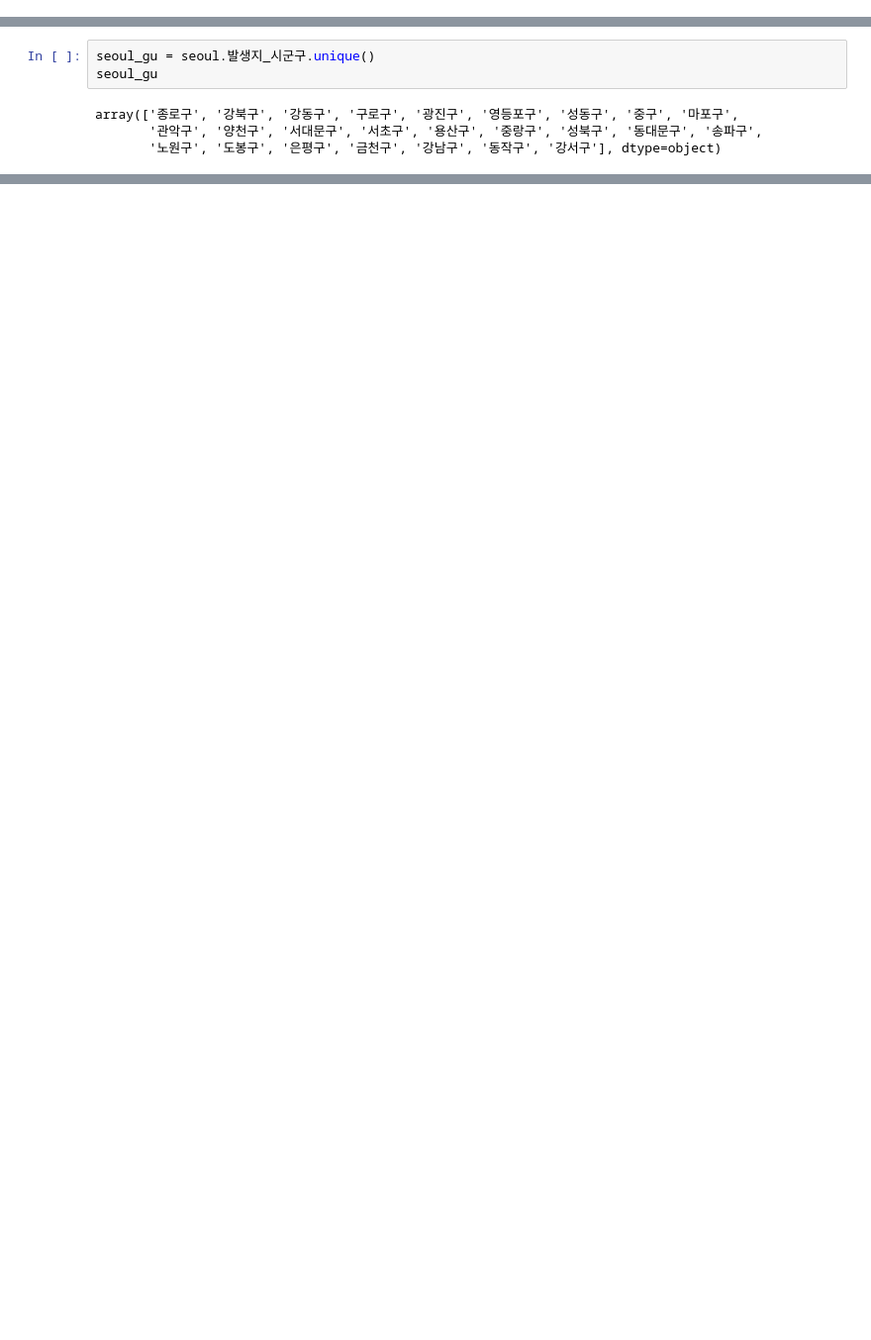
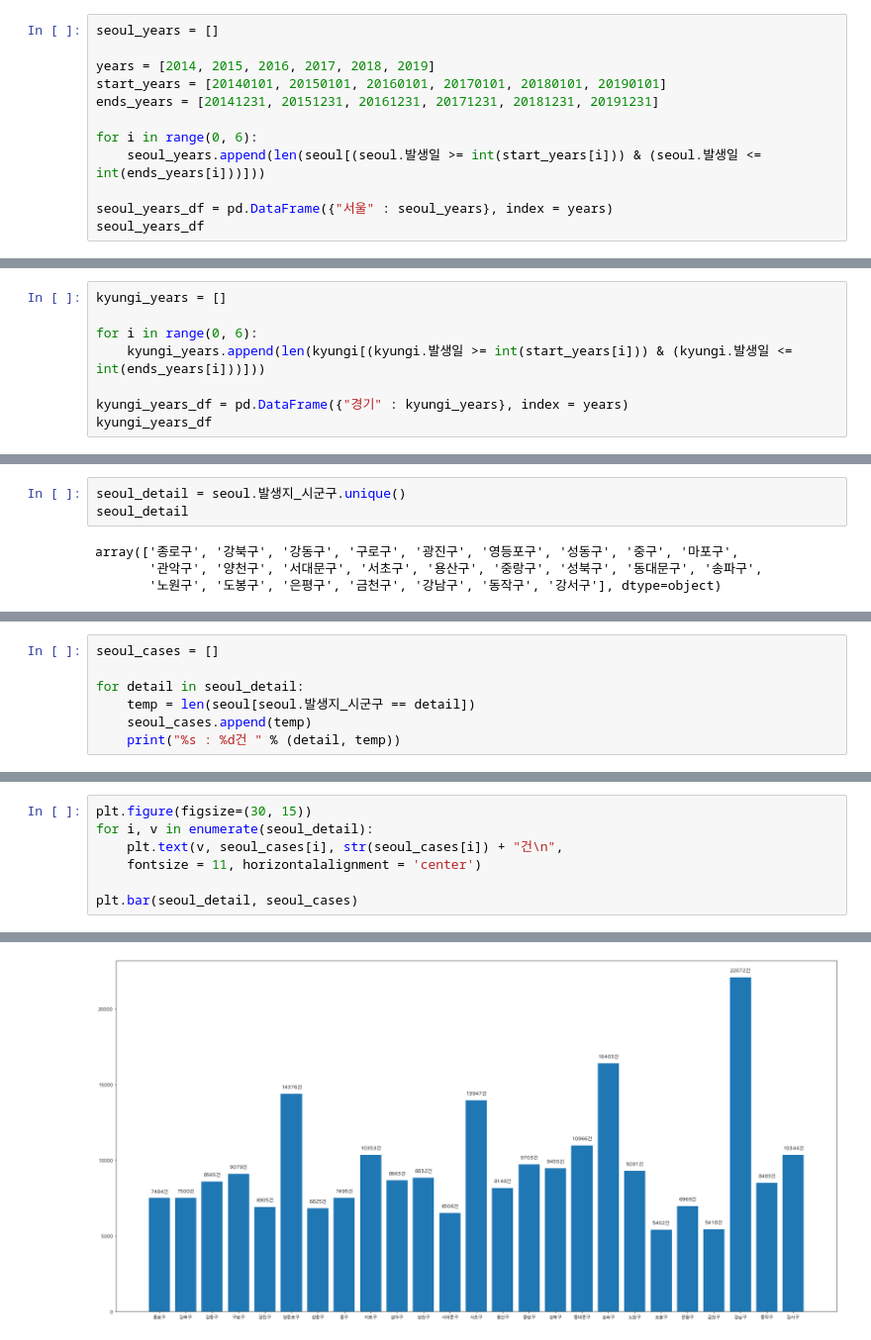
Before and after one commit to jwchoi179/SSU_BDPL_Data_Analysis, a Jupyter notebook: Data_Analysis.ipynb, the cells around one changed output, grey strips where cells are left out. Shown: that part at 99% size. Saved outputs shown, nothing was run; the diff lists cells and outputs as text; blank space fills up the shorter version.

```diff
--- a/Data_Analysis.ipynb
+++ b/Data_Analysis.ipynb
@@ -136,0 +29,12 @@ seoul_man_offender_ages
+# %%
+seoul_years = []
+
+years = [2014, 2015, 2016, 2017, 2018, 2019]
+start_years = [20140101, 20150101, 20160101, 20170101, 20180101, 20190101]
+ends_years = [20141231, 20151231, 20161231, 20171231, 20181231, 20191231]
+
+for i in range(0, 6):
+    seoul_years.append(len(seoul[(seoul.발생일 >= int(start_years[i])) & (seoul.발생일 <= int(ends_years[i]))]))
+
+seoul_years_df = pd.DataFrame({"서울" : seoul_years}, index = years)
+seoul_years_df
@@ -136,0 +49,8 @@ seoul_man_offender_ages
+# %%
+kyungi_years = []
+
+for i in range(0, 6):
+    kyungi_years.append(len(kyungi[(kyungi.발생일 >= int(start_years[i])) & (kyungi.발생일 <= int(ends_years[i]))]))
+
+kyungi_years_df = pd.DataFrame({"경기" : kyungi_years}, index = years)
+kyungi_years_df
@@ -137,6 +77,6 @@ seoul_man_offender_ages
 # %%
-seoul_gu = seoul.발생지_시군구.unique()
-seoul_gu
+seoul_detail = seoul.발생지_시군구.unique()
+seoul_detail
 # %% [output]
 array(['종로구', '강북구', '강동구', '구로구', '광진구', '영등포구', '성동구', '중구', '마포구',
        '관악구', '양천구', '서대문구', '서초구', '용산구', '중랑구', '성북구', '동대문구', '송파구',
@@ -172,0 +84,7 @@ seoul_dong[1]
+# %%
+seoul_cases = []
+
+for detail in seoul_detail:
+    temp = len(seoul[seoul.발생지_시군구 == detail])
+    seoul_cases.append(temp)
+    print("%s : %d건 " % (detail, temp))
@@ -172,0 +190,8 @@ seoul_dong[1]
+# %%
+plt.figure(figsize=(30, 15))
+for i, v in enumerate(seoul_detail):
+    plt.text(v, seoul_cases[i], str(seoul_cases[i]) + "건\n",
+    fontsize = 11, horizontalalignment = 'center')
+
+plt.bar(seoul_detail, seoul_cases)
+# %% [output]
@@ -172,0 +199 @@ seoul_dong[1]
+[figure, added]
```
Also changed, not shown: parts of 25 cells of this notebook, 1 other file.
